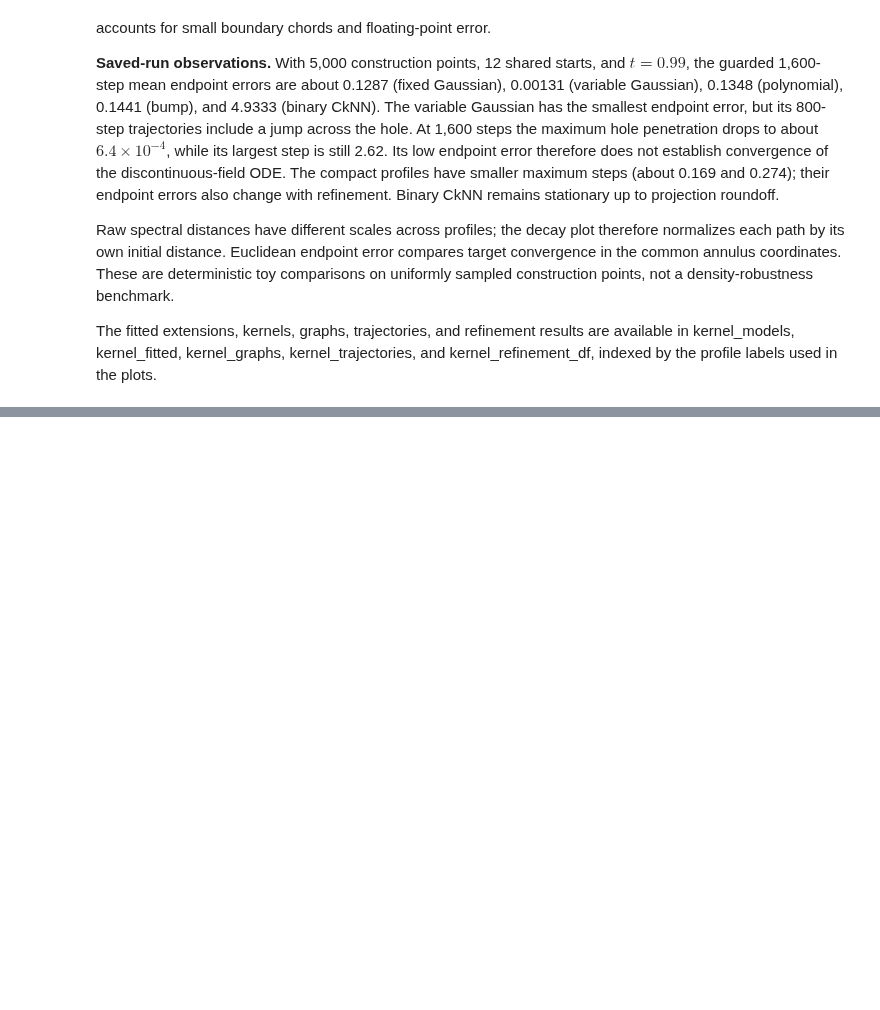
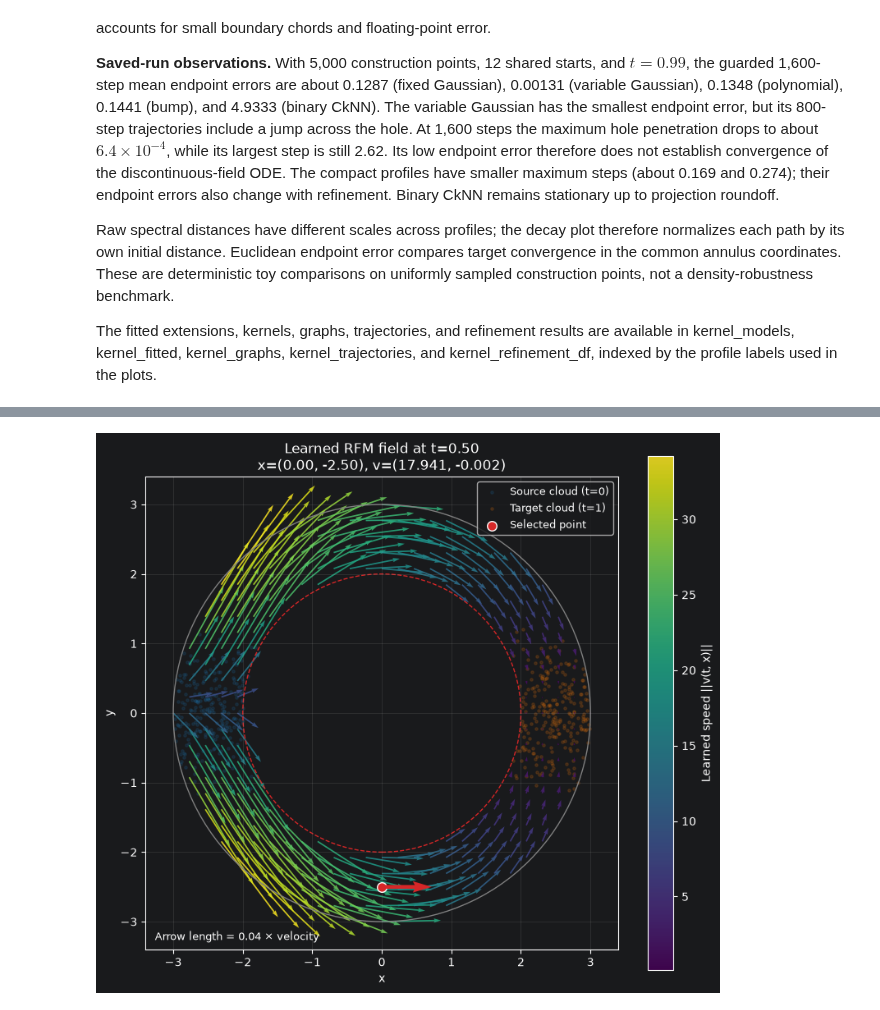
Before and after one commit to markuslaengst/CellFlow, a Jupyter notebook: docs/notebooks/riemannian_toy_example.ipynb, the cells around one changed output, grey strips where cells are left out. Cells and saved outputs as stored; diff of their text form; code cells hidden in the pictures; blank space fills up the shorter version.

Commit message:
First RFM implementation

```diff
--- a/docs/notebooks/riemannian_toy_example.ipynb
+++ b/docs/notebooks/riemannian_toy_example.ipynb
@@ -807,0 +1080,91 @@ The fitted extensions, kernels, graphs, trajectories, and refinement results are
+# %%
+# Change these two values and rerun this cell.
+rfm_query_point = np.array([0, -2.5], dtype=np.float32)
+rfm_field_time = 0.5
+
+
+def plot_rfm_learned_field(point, time, grid_size=27, arrow_dt=0.04):
+    """Plot the trained instantaneous velocity and highlight v(time, point)."""
+    if not rfm_cf.solver.is_trained:
+        raise ValueError("Run the RFM training cell first.")
+    point = np.asarray(point, dtype=np.float32)
+    if point.shape != (2,) or not np.all(np.isfinite(point)):
+        raise ValueError("point must contain two finite coordinates.")
+    if not np.isfinite(time) or not 0.0 <= time <= 1.0:
+        raise ValueError("time must be between 0 and 1.")
+    if grid_size < 3 or arrow_dt <= 0:
+        raise ValueError("grid_size must be at least 3 and arrow_dt must be positive.")
+
+    axis_values = np.linspace(-outer_radius, outer_radius, grid_size, dtype=np.float32)
+    grid_x, grid_y = np.meshgrid(axis_values, axis_values)
+    grid = np.column_stack((grid_x.ravel(), grid_y.ravel()))
+    grid = grid[in_annulus(grid, inner_radius, outer_radius)]
+    query_points = jnp.asarray(np.vstack((grid, point[None])))
+
+    # This toy model has one target condition. Use the same shape and inference
+    # state as OTRFlowMatching.predict, with deterministic condition-encoder noise.
+    condition = {
+        key: jnp.asarray(values[:1])
+        for key, values in rfm_cf.train_data.condition_data.items()
+    }
+    state = rfm_cf.solver.vf_state_inference
+    encoder_noise = jnp.zeros((1, rfm_cf.solver.vf.condition_embedding_dim))
+
+    @jax.jit
+    def evaluate_field(positions, query_time):
+        times = jnp.full((positions.shape[0], 1), query_time, dtype=positions.dtype)
+        return state.apply_fn(
+            {"params": state.params},
+            times,
+            positions,
+            condition,
+            encoder_noise=encoder_noise,
+            train=False,
+        )[0]
+
+    velocities = np.asarray(evaluate_field(query_points, jnp.asarray(time)))
+    if not np.all(np.isfinite(velocities)):
+        raise ValueError("The learned field contains non-finite velocities.")
+    grid_velocities, point_velocity = velocities[:-1], velocities[-1]
+    speeds = np.linalg.norm(grid_velocities, axis=1)
+
+    fig, ax = plt.subplots(figsize=(8, 7))
+    ax.scatter(rfm_source[:, 0], rfm_source[:, 1], s=6, alpha=0.15, color="tab:blue", label="Source cloud (t=0)")
+    ax.scatter(rfm_target[:, 0], rfm_target[:, 1], s=6, alpha=0.15, color="tab:orange", label="Target cloud (t=1)")
+    arrows = ax.quiver(
+        grid[:, 0], grid[:, 1], grid_velocities[:, 0], grid_velocities[:, 1], speeds,
+        cmap="viridis", angles="xy", scale_units="xy", scale=1 / arrow_dt,
+        width=0.003, alpha=0.85,
+    )
+    fig.colorbar(arrows, ax=ax, label="Learned speed ||v(t, x)||")
+    ax.scatter(*point, s=70, color="tab:red", edgecolor="white", zorder=5, label="Selected point")
+    ax.quiver(
+        point[0], point[1], point_velocity[0], point_velocity[1],
+        angles="xy", scale_units="xy", scale=1 / arrow_dt,
+        color="tab:red", width=0.008, zorder=6,
+    )
+    ax.add_patch(plt.Circle((0, 0), inner_radius, fill=False, linestyle="--", color="tab:red"))
+    ax.add_patch(plt.Circle((0, 0), outer_radius, fill=False, edgecolor="gray"))
+    arrow_tip = point + arrow_dt * point_velocity
+    ax.set(
+        aspect="equal", xlabel="x", ylabel="y",
+        title=(f"Learned RFM field at t={time:.2f}" + chr(10)
+               + f"x=({point[0]:.2f}, {point[1]:.2f}), v=({point_velocity[0]:.3f}, {point_velocity[1]:.3f})"),
+        xlim=(min(-3.4, point[0] - 0.4, arrow_tip[0] - 0.4), max(3.4, point[0] + 0.4, arrow_tip[0] + 0.4)),
+        ylim=(min(-3.4, point[1] - 0.4, arrow_tip[1] - 0.4), max(3.4, point[1] + 0.4, arrow_tip[1] + 0.4)),
+    )
+    ax.text(0.02, 0.02, f"Arrow length = {arrow_dt:g} × velocity", transform=ax.transAxes, fontsize=9)
+    ax.legend(loc="upper right", fontsize=9)
+    ax.grid(alpha=0.2)
+    fig.tight_layout()
+    plt.show()
+    return fig, ax, point_velocity
+
+
+rfm_field_fig, rfm_field_ax, rfm_query_velocity = plot_rfm_learned_field(
+    rfm_query_point, rfm_field_time
+)
+print(f"v(t={rfm_field_time}, x={rfm_query_point.tolist()}) = {rfm_query_velocity}")
+print(f"Speed: {np.linalg.norm(rfm_query_velocity):.6f}")
+# %% [output]
+[figure, added]
```
Also changed, not shown: parts of 16 cells of this notebook.
